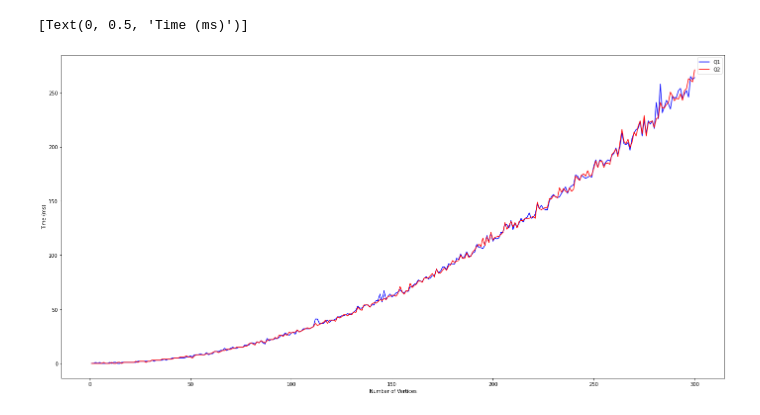
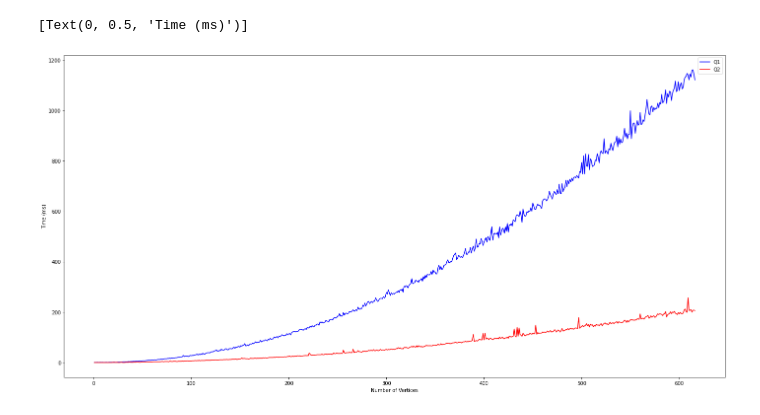
Before and after one commit to IngaleOmkar/CZ2101-Algorithm-Design-and-Analysis, a Jupyter notebook: comparisons.ipynb, the cells around one changed output. Saved outputs shown, nothing was run; the diff lists cells and outputs as text; code cells hidden in the pictures.

```diff
--- a/comparisons.ipynb
+++ b/comparisons.ipynb
@@ -3,12 +3,12 @@ import pandas as pd
 import matplotlib.pyplot as plt
 import seaborn as sb
 # %%
-data = pd.read_csv('Lab2_Results.csv')
+data = pd.read_csv('Lab2_Results_worst_case.csv')
 
 plt.figure(figsize=(24,12))
 ax = sb.lineplot(x=data["Number of Vertices"], y=data["Time Q1 (ms)"], color='blue', label='Q1')
 ax = sb.lineplot(x=data["Number of Vertices"], y=data["Time Q2 (ms)"], color='red', label='Q2')
 ax.set(ylabel="Time (ms)")
 # %% [output]
 [Text(0, 0.5, 'Time (ms)')]
-[figure, old version]
+[figure, new version]
```
Also changed, not shown: parts of 1 cell of this notebook, 6 other files.
